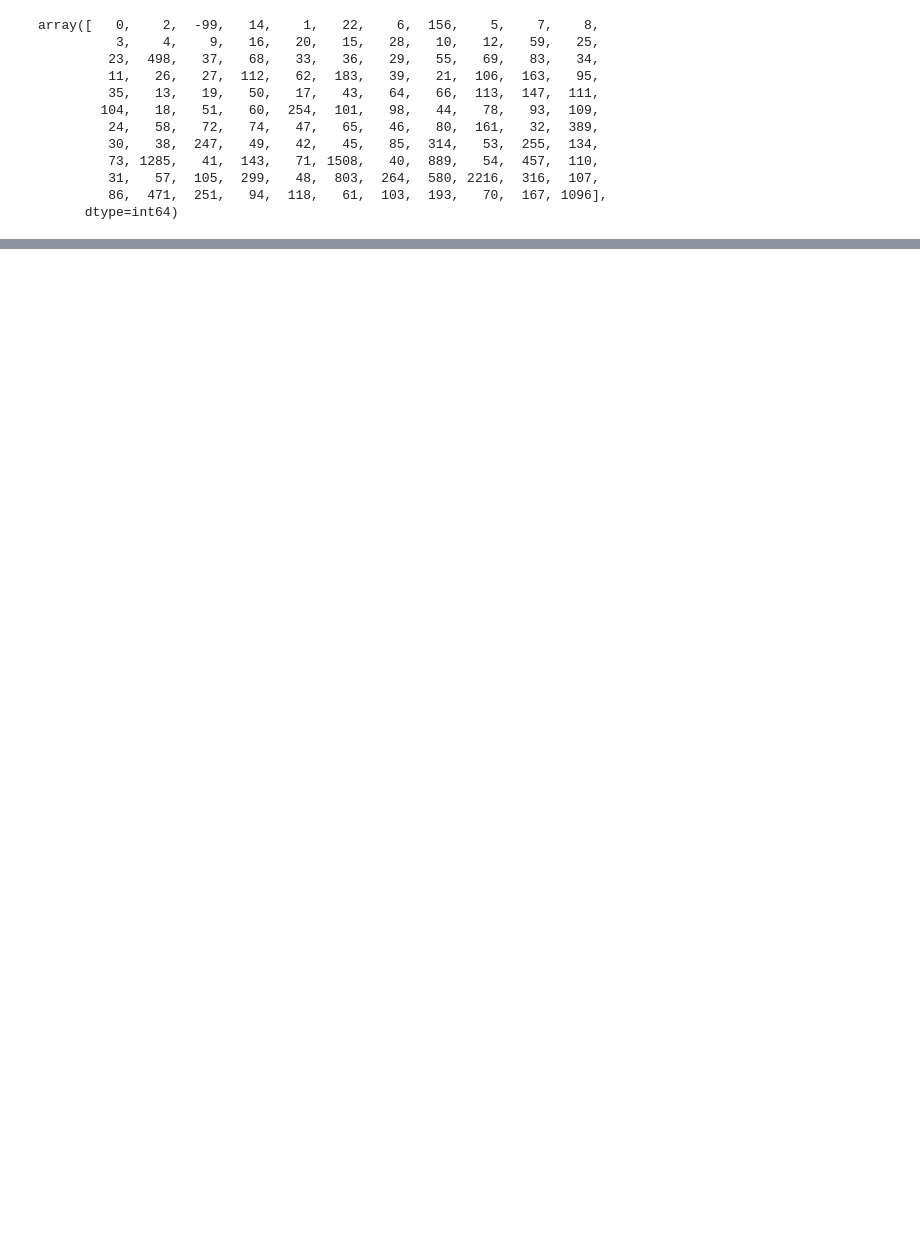
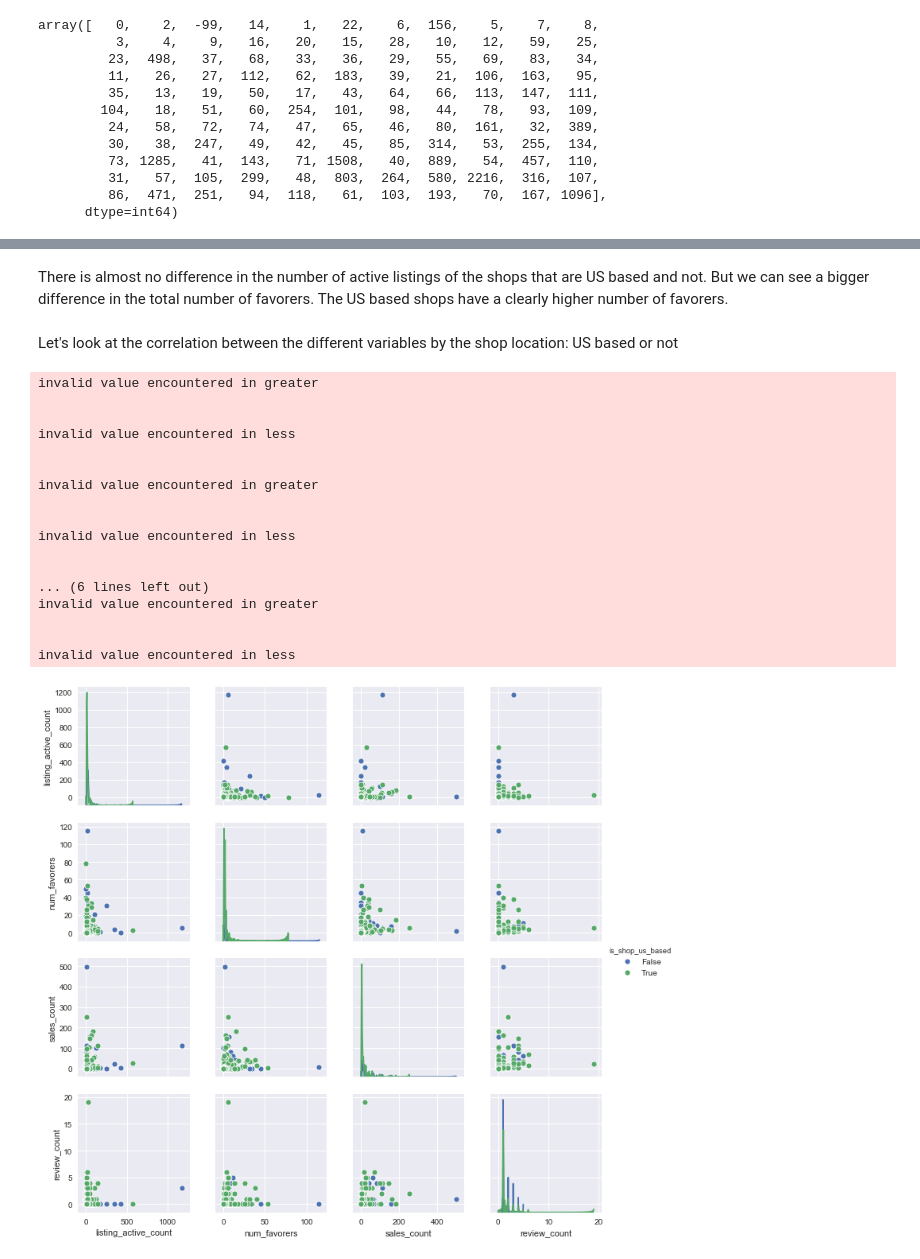
Before and after one commit to kristinakun/project-visualizing-real-world-data, a Jupyter notebook: code/main.ipynb, the cells around one changed output, grey strips where cells are left out. Cells and saved outputs as stored; diff of their text form; code cells hidden in the pictures; blank space fills up the shorter version.

```diff
--- a/code/main.ipynb
+++ b/code/main.ipynb
@@ -49,0 +274,30 @@ array(['19-Nov', '19-Dec', '15-Apr'], dtype=object)
+# %% [markdown]
+There is almost no difference in the number of active listings of the shops that are US based and not. But we can see a bigger difference in the total number of favorers. The US based shops have a clearly higher number of favorers.
+# %% [markdown]
+Let's look at the correlation between the different variables by the shop location: US based or not
+# %%
+#taking the sample of the dataset
+
+sns.pairplot(data[0:5000], vars=['listing_active_count', 'num_favorers', 'sales_count', 'review_count'],
+             hue="is_shop_us_based")
+
+plt.show()
+# %% [output]
+invalid value encountered in greater
+
+
+invalid value encountered in less
+
+
+invalid value encountered in greater
+
+
+invalid value encountered in less
+
+
+... (6 lines left out)
+invalid value encountered in greater
+
+
+invalid value encountered in less
+[figure, added]
```
Also changed, not shown: parts of 59 cells of this notebook, 1 other file.
